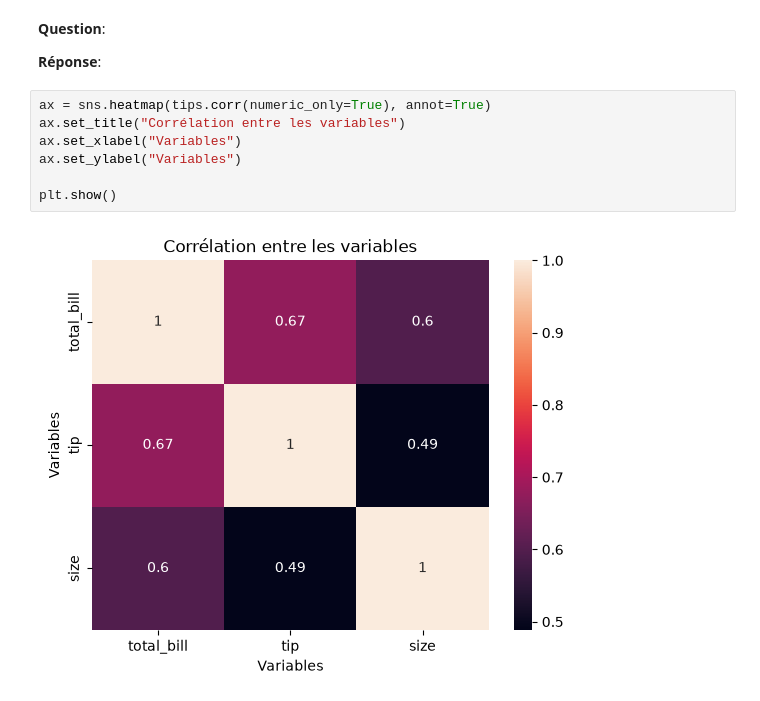
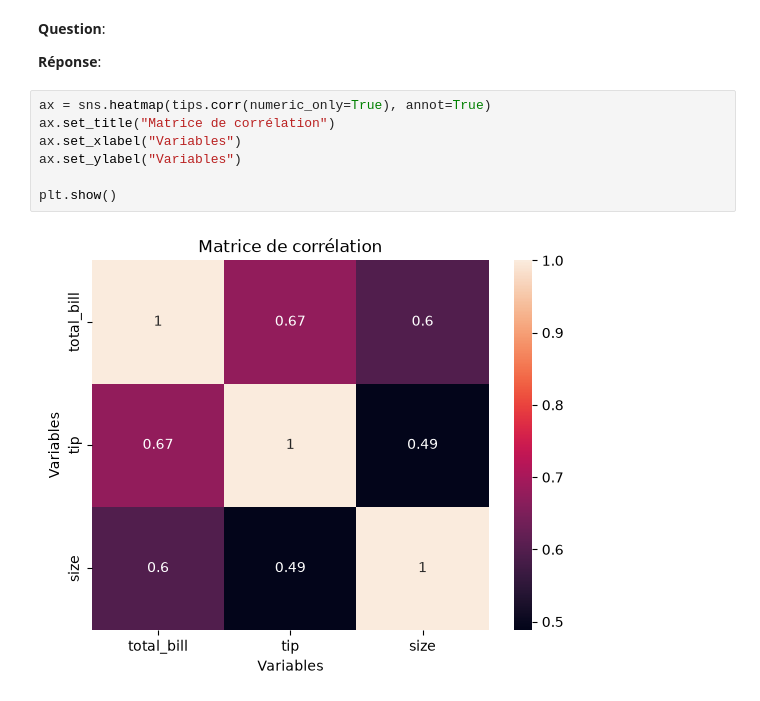
Before and after one commit to chris-nd/dataviz-tips, a Jupyter notebook: notebooks/03_visualization_seaborn.ipynb, the cells around one changed output. Saved outputs shown, nothing was run; the diff lists cells and outputs as text.

Commit message:
feat(visualization): Mettre à jour modèle de visualisation

```diff
--- a/notebooks/03_visualization_seaborn.ipynb
+++ b/notebooks/03_visualization_seaborn.ipynb
@@ -105,10 +105,10 @@ plt.show()
 **Réponse**:
 # %%
 ax = sns.heatmap(tips.corr(numeric_only=True), annot=True)
-ax.set_title("Corrélation entre les variables")
+ax.set_title("Matrice de corrélation")
 ax.set_xlabel("Variables")
 ax.set_ylabel("Variables")
 
 plt.show()
 # %% [output]
-[figure, old version]
+[figure, new version]
```
Also changed, not shown: 1 other file.
